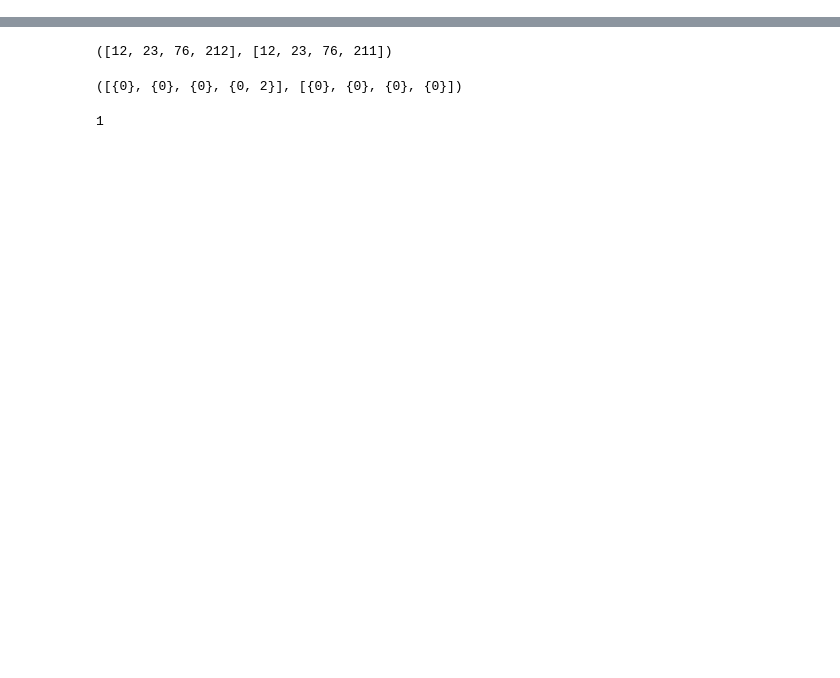
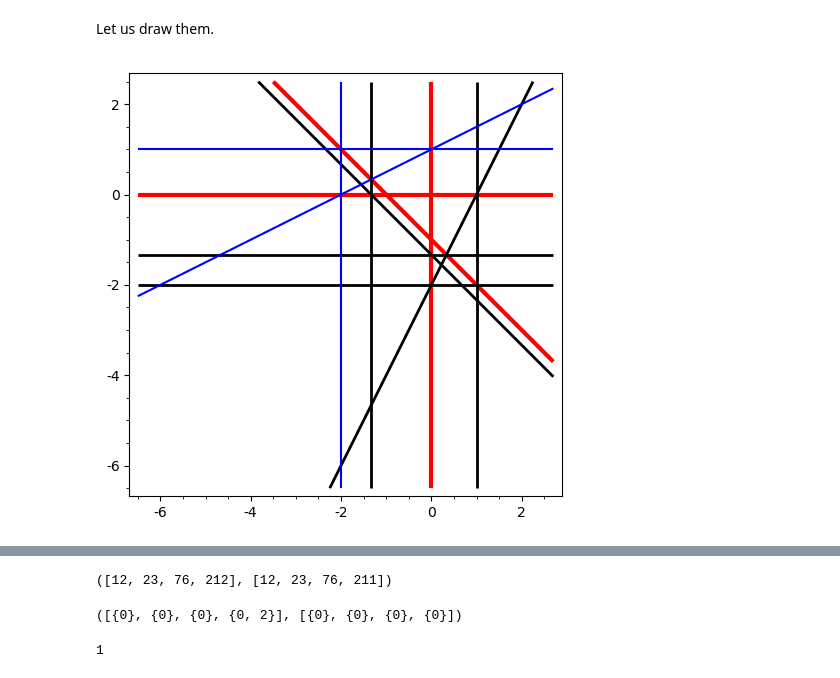
Before and after one commit to enriqueartal/GuervilleViuZariskiPairs, a Jupyter notebook: GuervilleViuArrangement1.ipynb, the cells around one changed output, grey strips where cells are left out. Cells and saved outputs as stored; diff of their text form; code cells hidden in the pictures; blank space fills up the shorter version.

```diff
--- a/GuervilleViuArrangement1.ipynb
+++ b/GuervilleViuArrangement1.ipynb
@@ -2,0 +8,16 @@ We introduce the needed functions.
+# %%
+var('x,y')
+eq1=[x + y + 1, x, y, x + y + 4/3, y + 4/3, -2*x + y + 2, y + 2, 2*x - 2, -x - 4/3, -1/5*x + 2/5*y - 2/5, 1/5*x + 2/5, 2/5*y - 2/5]
+eq2=[x + y + 1, x, y, x + y + 4/3, y + 4/3, -2*x + y + 2, y + 2, 2*x - 2, -x - 4/3, 1/3*x + 2/3*y + 2/9, -1/3*x - 2/9, 2/3*y + 2/9]
+# %% [markdown]
+Let us draw them.
+# %%
+def dibujo(L,a,b,c,d):
+    P=sum(implicit_plot(_,(x,a,b),(y,c,d),color='red',linewidth=3) for _ in L[:3])
+    Q1=sum(implicit_plot(_,(x,a,b),(y,c,d),color='black',linewidth=2) for _ in L[3:-3])
+    Q2=sum(implicit_plot(_,(x,a,b),(y,c,d)) for _ in L[-3:])
+    return P+Q1+Q2
+# %%
+dibujo(eq1,-6.5,2.7,-6.5,2.5)
+# %% [output]
+[figure, added]
```
Also changed, not shown: parts of 19 cells of this notebook.
